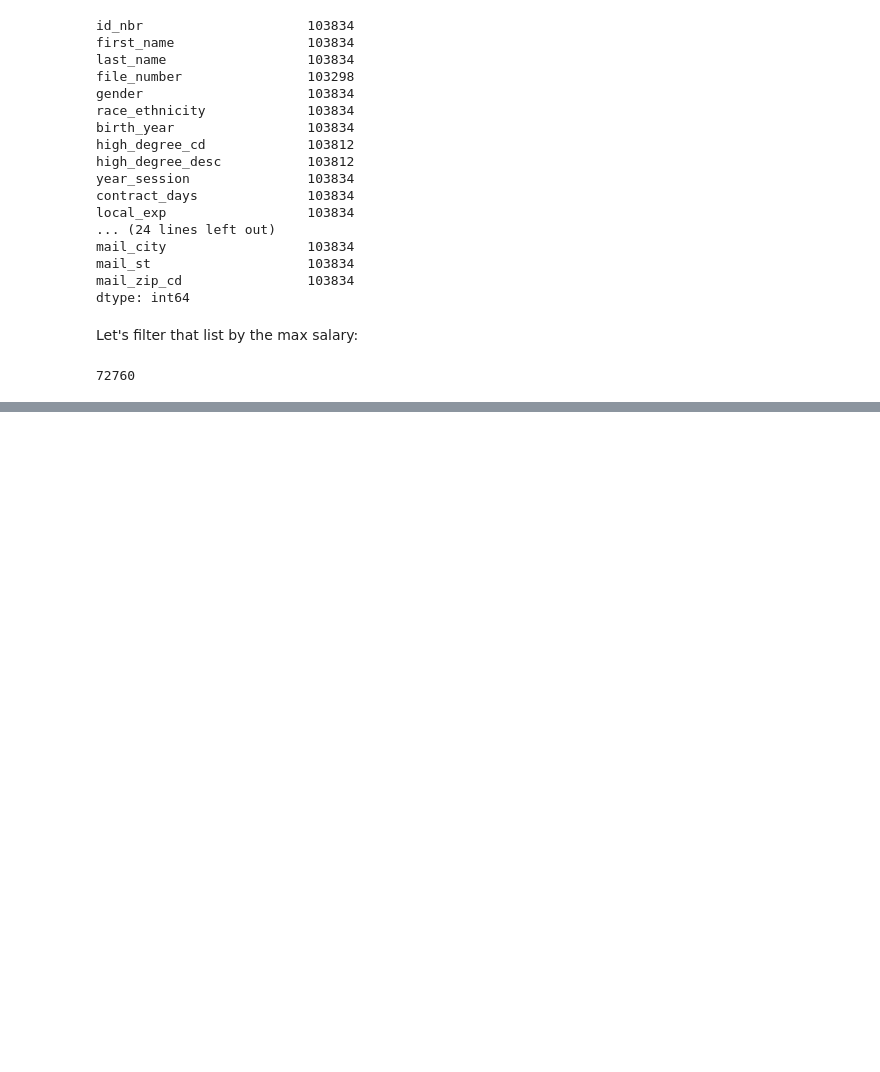
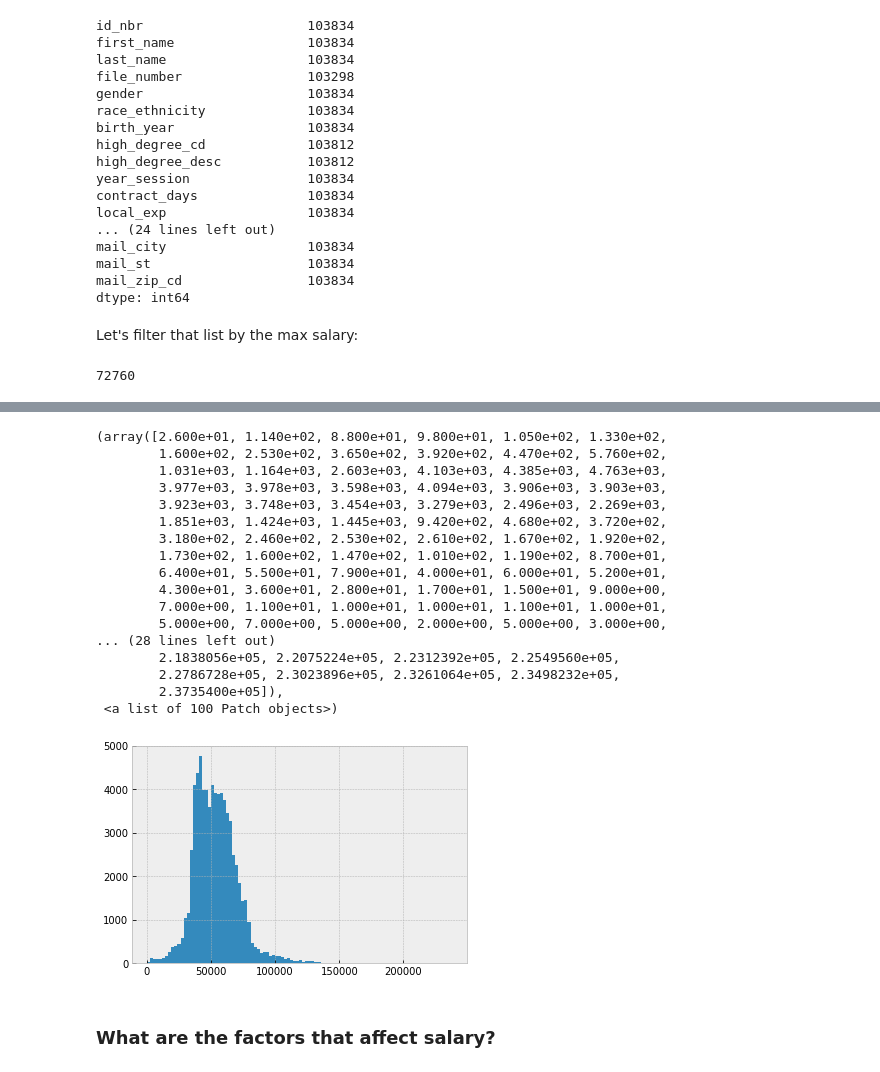
Before and after one commit to j-buss/wi-dpi, a Jupyter notebook: eda/5.0_Analysis.ipynb, the cells around one changed output, grey strips where cells are left out. Saved outputs shown, nothing was run; the diff lists cells and outputs as text; code cells hidden in the pictures; blank space fills up the shorter version.

```diff
--- a/eda/5.0_Analysis.ipynb
+++ b/eda/5.0_Analysis.ipynb
@@ -151,0 +173,23 @@ Now we need to save this data.
+# %%
+plt.hist(df_party_w_salary['sal'],bins=100)
+# %% [output]
+(array([2.600e+01, 1.140e+02, 8.800e+01, 9.800e+01, 1.050e+02, 1.330e+02,
+        1.600e+02, 2.530e+02, 3.650e+02, 3.920e+02, 4.470e+02, 5.760e+02,
+        1.031e+03, 1.164e+03, 2.603e+03, 4.103e+03, 4.385e+03, 4.763e+03,
+        3.977e+03, 3.978e+03, 3.598e+03, 4.094e+03, 3.906e+03, 3.903e+03,
+        3.923e+03, 3.748e+03, 3.454e+03, 3.279e+03, 2.496e+03, 2.269e+03,
+        1.851e+03, 1.424e+03, 1.445e+03, 9.420e+02, 4.680e+02, 3.720e+02,
+        3.180e+02, 2.460e+02, 2.530e+02, 2.610e+02, 1.670e+02, 1.920e+02,
+        1.730e+02, 1.600e+02, 1.470e+02, 1.010e+02, 1.190e+02, 8.700e+01,
+        6.400e+01, 5.500e+01, 7.900e+01, 4.000e+01, 6.000e+01, 5.200e+01,
+        4.300e+01, 3.600e+01, 2.800e+01, 1.700e+01, 1.500e+01, 9.000e+00,
+        7.000e+00, 1.100e+01, 1.000e+01, 1.000e+01, 1.100e+01, 1.000e+01,
+        5.000e+00, 7.000e+00, 5.000e+00, 2.000e+00, 5.000e+00, 3.000e+00,
+... (28 lines left out)
+        2.1838056e+05, 2.2075224e+05, 2.2312392e+05, 2.2549560e+05,
+        2.2786728e+05, 2.3023896e+05, 2.3261064e+05, 2.3498232e+05,
+        2.3735400e+05]),
+ <a list of 100 Patch objects>)
+[figure, added]
+# %% [markdown]
+### What are the factors that affect salary?
```
Also changed, not shown: parts of 8 cells of this notebook.
